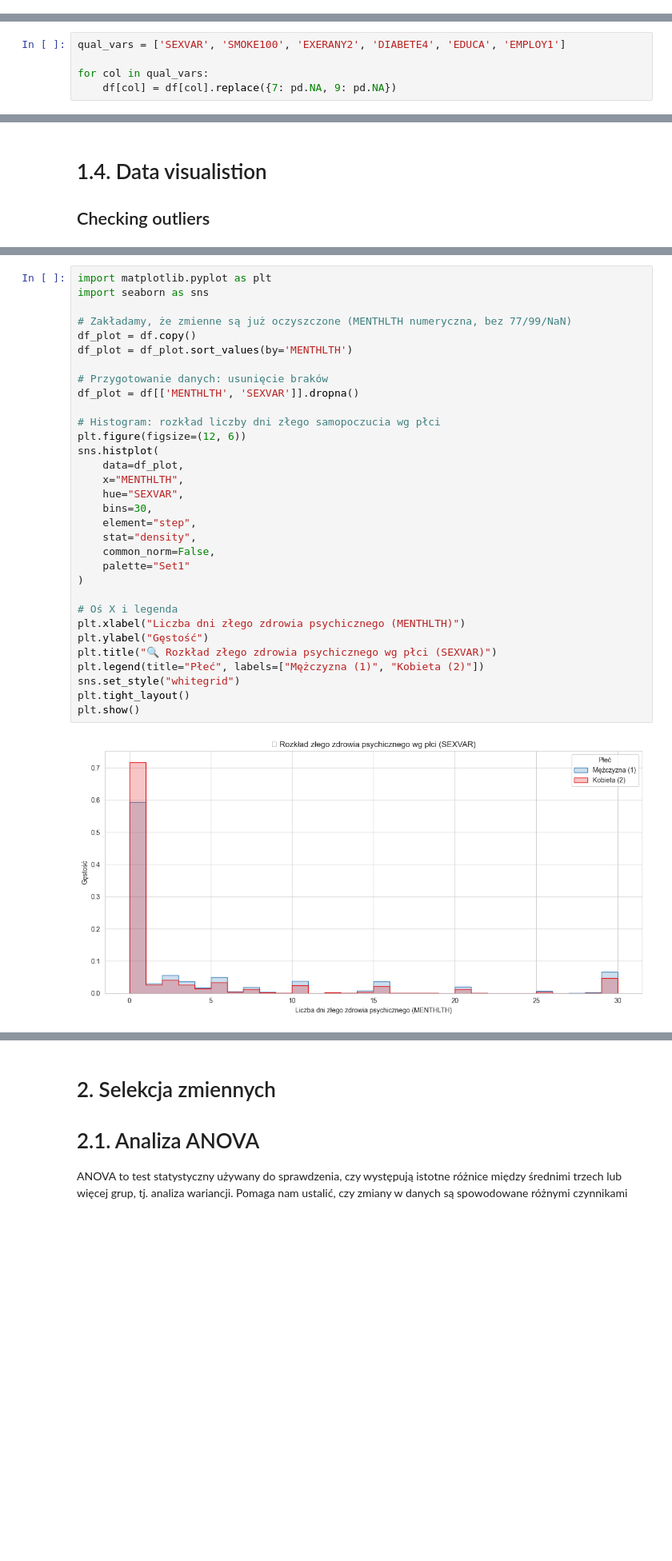
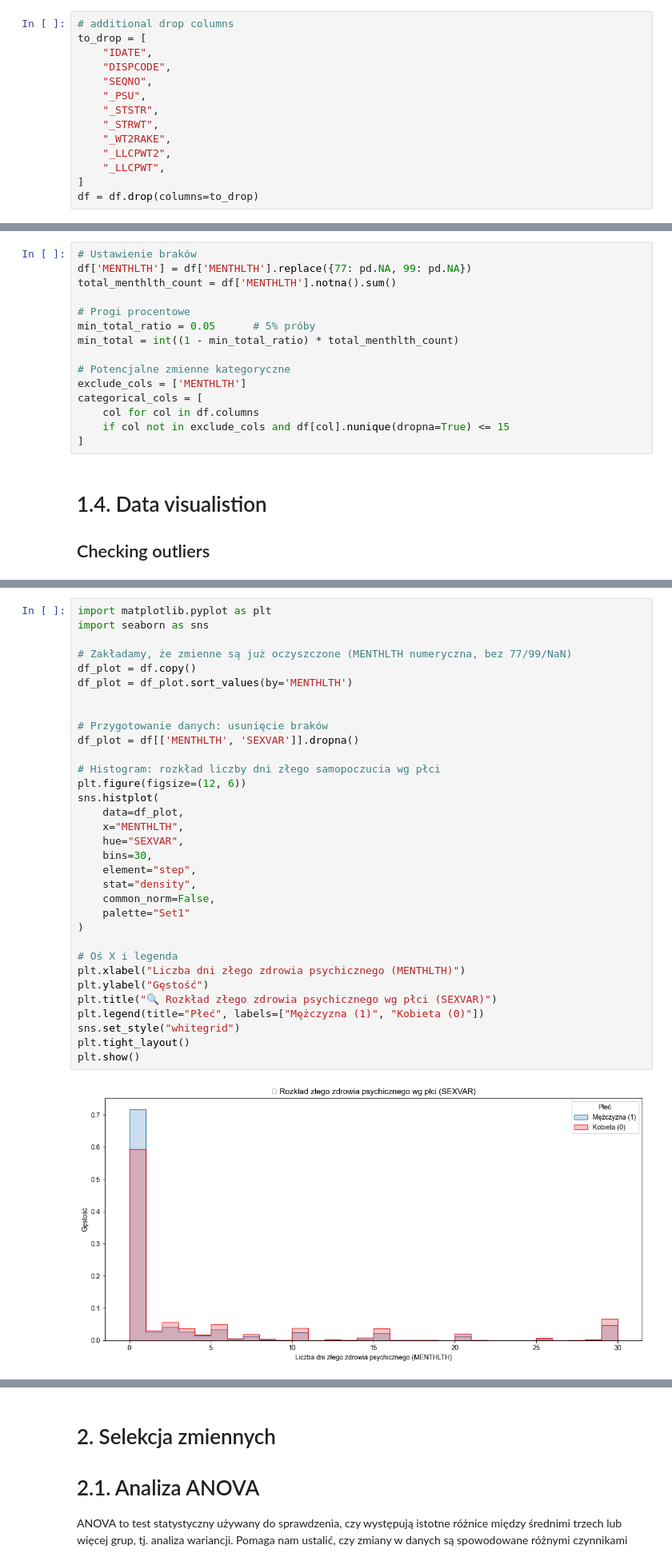
Before and after one commit to AdamWavv/DataMining, a Jupyter notebook: project/main.ipynb, the cells around one changed output, grey strips where cells are left out. Shown at 80% size. Drawn from its saved outputs; the diff is of its cells as text; blank space fills up the shorter version.

```diff
--- a/project/main.ipynb
+++ b/project/main.ipynb
@@ -172,0 +168,14 @@ Mapa wartości:
+# %%
+# additional drop columns
+to_drop = [
+    "IDATE",
+    "DISPCODE",
+    "SEQNO",
+    "_PSU",
+    "_STSTR",
+    "_STRWT",
+    "_WT2RAKE",
+    "_LLCPWT2",
+    "_LLCPWT",
+]
+df = df.drop(columns=to_drop)
@@ -190,5 +209,0 @@ Zmienne jakościowe – zmień wartości 7 i 9 na NaN
-# %%
-qual_vars = ['SEXVAR', 'SMOKE100', 'EXERANY2', 'DIABETE4', 'EDUCA', 'EMPLOY1']
-
-for col in qual_vars:
-    df[col] = df[col].replace({7: pd.NA, 9: pd.NA})
@@ -211,3 +309,18 @@ df
+# %%
+# Ustawienie braków
+df['MENTHLTH'] = df['MENTHLTH'].replace({77: pd.NA, 99: pd.NA})
+total_menthlth_count = df['MENTHLTH'].notna().sum()
+
+# Progi procentowe
+min_total_ratio = 0.05      # 5% próby
+min_total = int((1 - min_total_ratio) * total_menthlth_count)
+
+# Potencjalne zmienne kategoryczne
+exclude_cols = ['MENTHLTH']
+categorical_cols = [
+    col for col in df.columns
+    if col not in exclude_cols and df[col].nunique(dropna=True) <= 15
+]
 # %% [markdown]
 # 1.4. Data visualistion
 
@@ -217,35 +349,36 @@ import matplotlib.pyplot as plt
 import seaborn as sns
 
 # Zakładamy, że zmienne są już oczyszczone (MENTHLTH numeryczna, bez 77/99/NaN)
 df_plot = df.copy()
 df_plot = df_plot.sort_values(by='MENTHLTH')
+
 
 # Przygotowanie danych: usunięcie braków
 df_plot = df[['MENTHLTH', 'SEXVAR']].dropna()
 
 # Histogram: rozkład liczby dni złego samopoczucia wg płci
 plt.figure(figsize=(12, 6))
 sns.histplot(
     data=df_plot,
     x="MENTHLTH",
     hue="SEXVAR",
     bins=30,
     element="step",
     stat="density",
     common_norm=False,
     palette="Set1"
 )
 
 # Oś X i legenda
 plt.xlabel("Liczba dni złego zdrowia psychicznego (MENTHLTH)")
 plt.ylabel("Gęstość")
 plt.title("🔍 Rozkład złego zdrowia psychicznego wg płci (SEXVAR)")
-plt.legend(title="Płeć", labels=["Mężczyzna (1)", "Kobieta (2)"])
+plt.legend(title="Płeć", labels=["Mężczyzna (1)", "Kobieta (0)"])
 sns.set_style("whitegrid")
 plt.tight_layout()
 plt.show()
 # %% [output]
-[figure, old version]
+[figure, new version]
 # %%
 df_plot = df[['MENTHLTH', 'EDUCA']].dropna()
 sns.violinplot(data=df_plot, x='EDUCA', y='MENTHLTH', inner='quartile')
```
Also changed, not shown: parts of 19 cells of this notebook.
